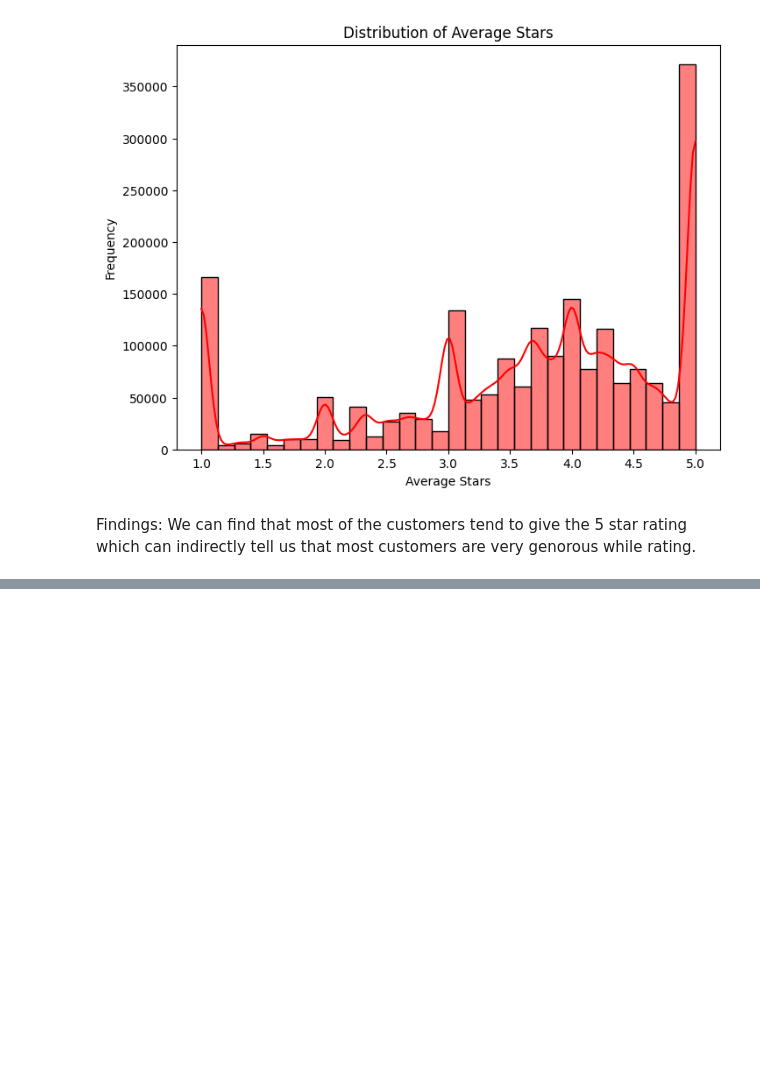
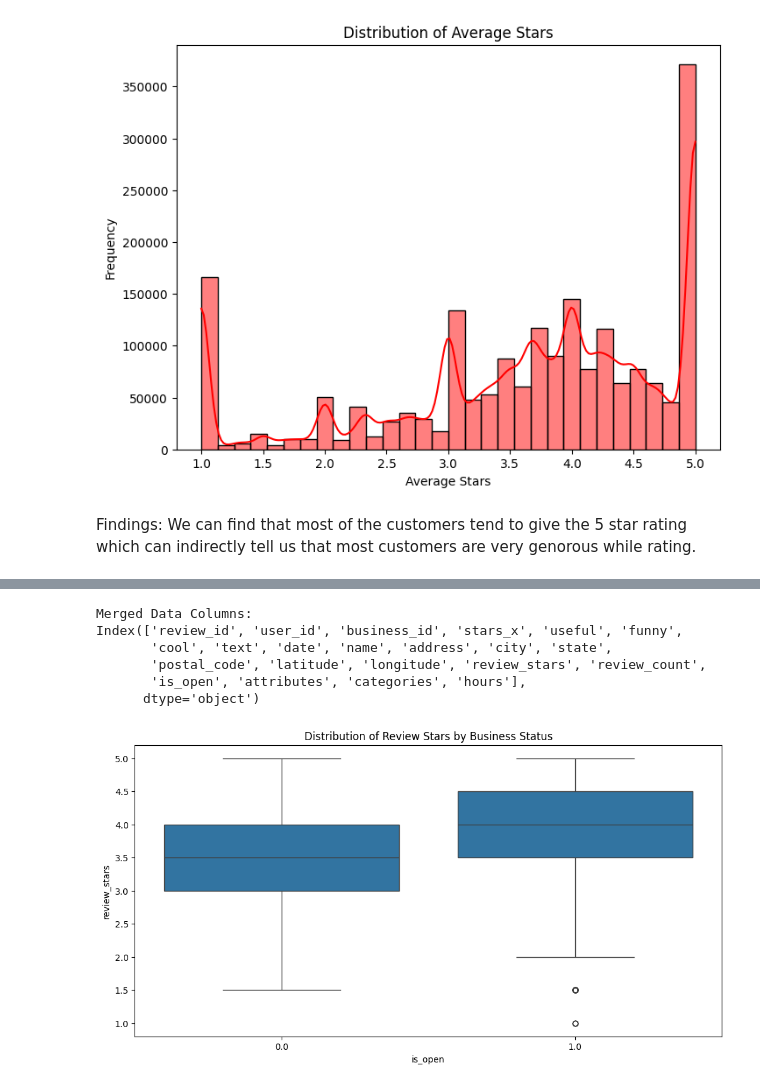
Before and after one commit to MueezAmj/A2_ML2_Bayes, a Jupyter notebook: ML_Assignment1_sem2_EDA.ipynb, the cells around one changed output, grey strips where cells are left out. Drawn from its saved outputs; the diff is of its cells as text; code cells hidden in the pictures; blank space fills up the shorter version.

```diff
--- a/ML_Assignment1_sem2_EDA.ipynb
+++ b/ML_Assignment1_sem2_EDA.ipynb
@@ -618,0 +694,16 @@ Findings: We can find that most of the customers tend to give the 5 star rating
+# %%
+import json
+
+# Function to safely parse the JSON, even if it has formatting issues
+def parse_json_safe(text):
+    try:
+        # Replace single quotes with double quotes for JSON compatibility
+        text = text.replace("'", '"')
+        # Attempt to load the JSON
+        return json.loads(text)
+    except (json.JSONDecodeError, TypeError):
+        # If parsing fails, return an empty dictionary
+        return {}
+
+# Apply the function to the 'attributes' column
+business_data['attributes'] = business_data['attributes'].apply(lambda x: parse_json_safe(x) if isinstance(x, str) else {})
@@ -618,0 +738,13 @@ Findings: We can find that most of the customers tend to give the 5 star rating
+# %%
+merged_data = pd.merge(review_data, business_data, on='business_id', how='left')
+merged_data = merged_data.rename(columns={'stars_y': 'review_stars'})
+# %%
+print("\nMerged Data Columns:")
+print(merged_data.columns)
+# %% [output]
+Merged Data Columns:
+Index(['review_id', 'user_id', 'business_id', 'stars_x', 'useful', 'funny',
+       'cool', 'text', 'date', 'name', 'address', 'city', 'state',
+       'postal_code', 'latitude', 'longitude', 'review_stars', 'review_count',
+       'is_open', 'attributes', 'categories', 'hours'],
+      dtype='object')
@@ -618,0 +757,7 @@ Findings: We can find that most of the customers tend to give the 5 star rating
+# %%
+plt.figure(figsize=(12, 6))
+sns.boxplot(x='is_open', y='review_stars', data=merged_data)
+plt.title('Distribution of Review Stars by Business Status')
+plt.show()
+# %% [output]
+[figure, added]
```
Also changed, not shown: parts of 74 cells of this notebook.
